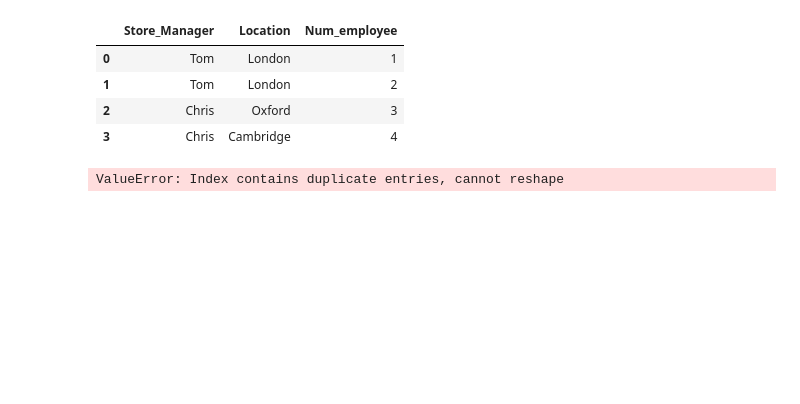
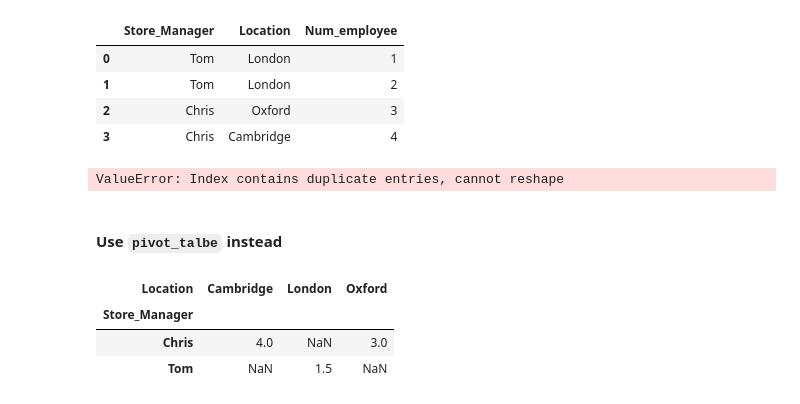
Before and after one commit to BindiChen/machine-learning, a Jupyter notebook: data-analysis/049-pandas-pivot/pivot.ipynb, the cells around one changed output. Drawn from its saved outputs; the diff is of its cells as text; code cells hidden in the pictures; blank space fills up the shorter version.

```diff
--- a/data-analysis/049-pandas-pivot/pivot.ipynb
+++ b/data-analysis/049-pandas-pivot/pivot.ipynb
@@ -173,7 +168,10 @@ df_3.pivot(columns='Date', index=['Country', 'Lat', 'Long'], values=['Cases', 'R
 # %%
-df = pd.DataFrame({"Store_Manager": ['Tom', 'Tom', 'Chris', 'Chris'],
-                   "Location": ['London', 'London', 'Oxford', 'Cambridge'],
-                   "Num_employee": [1, 2, 3, 4]})
+df = pd.DataFrame({
+    "Store_Manager": ['Tom', 'Tom', 'Chris', 'Chris'],
+    "Location": ['London', 'London', 'Oxford', 'Cambridge'],
+    "Num_employee": [1, 2, 3, 4]
+})
+
 df
 # %% [output]
 |  | Store_Manager | Location | Num_employee |
@@ -189,2 +191,17 @@ df.pivot(index='Store_Manager', columns='Location', values='Num_employee')
 # %% [output]
 ValueError: Index contains duplicate entries, cannot reshape
+# %% [markdown]
+#### Use `pivot_talbe` instead
+# %%
+# Use pivot_table
+# But bear in mind that pivot_table() will perform the mean aggregation by default.
+df.pivot_table(
+    index='Store_Manager',
+    columns='Location',
+    values='Num_employee'
+)
+# %% [output]
+| Location | Cambridge | London | Oxford |
+| Store_Manager |  |  |  |
+| Chris | 4.0 | NaN | 3.0 |
+| Tom | NaN | 1.5 | NaN |
```
Also changed, not shown: parts of 14 cells of this notebook.
